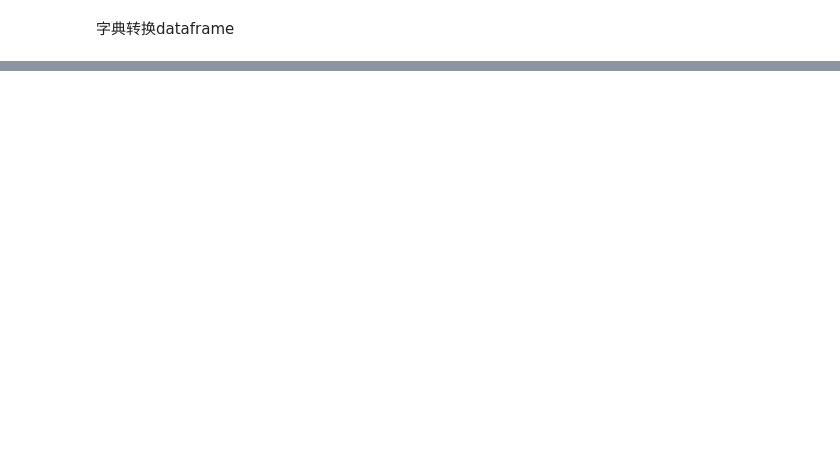
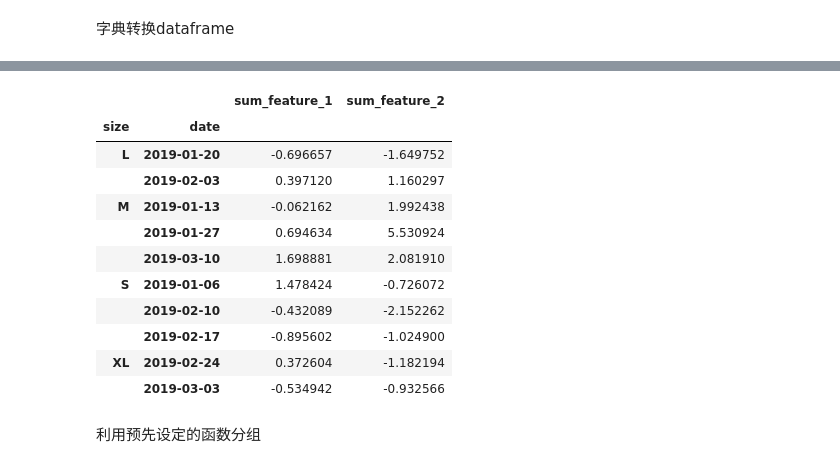
Before and after one commit to chikwongyip/pythonfordataanalysis, a Jupyter notebook: 入门.ipynb, the cells around one changed output, grey strips where cells are left out. Cells and saved outputs as stored; diff of their text form; code cells hidden in the pictures; blank space fills up the shorter version.

```diff
--- a/入门.ipynb
+++ b/入门.ipynb
@@ -119,0 +196,19 @@ df2
+# %%
+group_by_size_date = data_df.groupby(['size','date'])
+# %%
+group_by_size_date.sum('feature_1').add_prefix('sum_')
+# %% [output]
+|  |  | sum_feature_1 | sum_feature_2 |
+| size | date |  |  |
+| L | 2019-01-20 | -0.696657 | -1.649752 |
+|  | 2019-02-03 | 0.397120 | 1.160297 |
+| M | 2019-01-13 | -0.062162 | 1.992438 |
+|  | 2019-01-27 | 0.694634 | 5.530924 |
+|  | 2019-03-10 | 1.698881 | 2.081910 |
+| S | 2019-01-06 | 1.478424 | -0.726072 |
+|  | 2019-02-10 | -0.432089 | -2.152262 |
+|  | 2019-02-17 | -0.895602 | -1.024900 |
+| XL | 2019-02-24 | 0.372604 | -1.182194 |
+|  | 2019-03-03 | -0.534942 | -0.932566 |
+# %% [markdown]
+利用预先设定的函数分组
```
Also changed, not shown: parts of 20 cells of this notebook.
